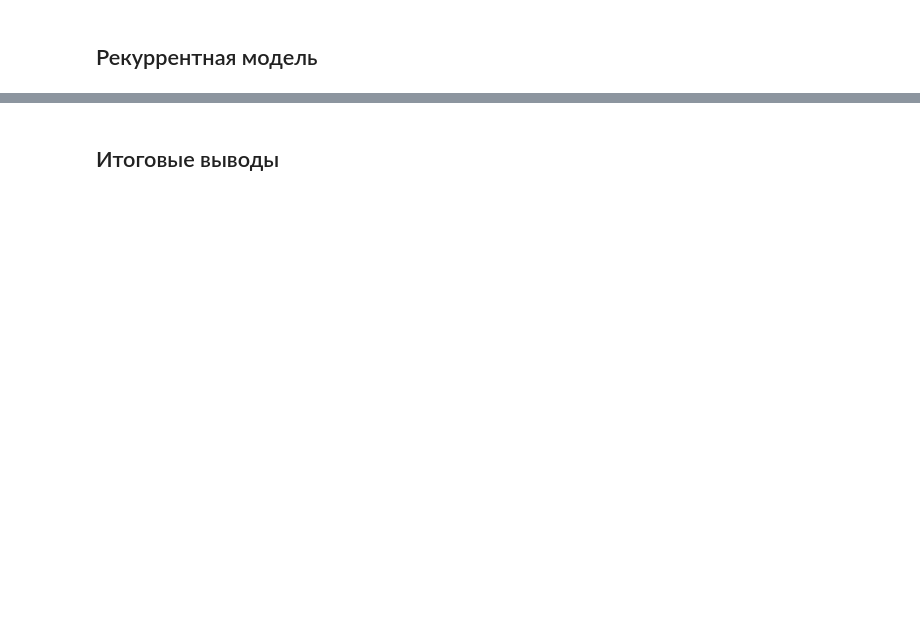
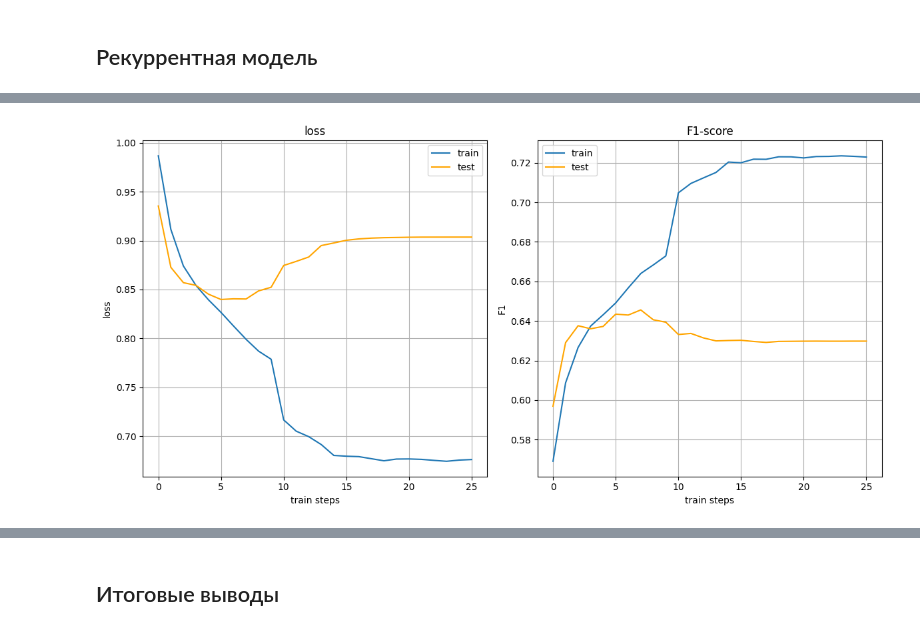
Before and after one commit to gelya01/hse-habr2024, a Jupyter notebook: DL/dl.ipynb, the cells around one changed output, grey strips where cells are left out. Saved outputs shown, nothing was run; the diff lists cells and outputs as text; code cells hidden in the pictures; blank space fills up the shorter version.

```diff
--- a/DL/dl.ipynb
+++ b/DL/dl.ipynb
@@ -565,0 +599,5 @@ mu.plot_history(train_loss_log, train_f1_log, test_loss_log, test_f1_log,
+# %%
+# Визуализируем для рейтинга
+mu.plot_history(train_loss_log, train_f1_log, test_loss_log, test_f1_log, figsize=(12,6))
+# %% [output]
+[figure, added]
```
Also changed, not shown: parts of 42 cells of this notebook, 2 other files.
